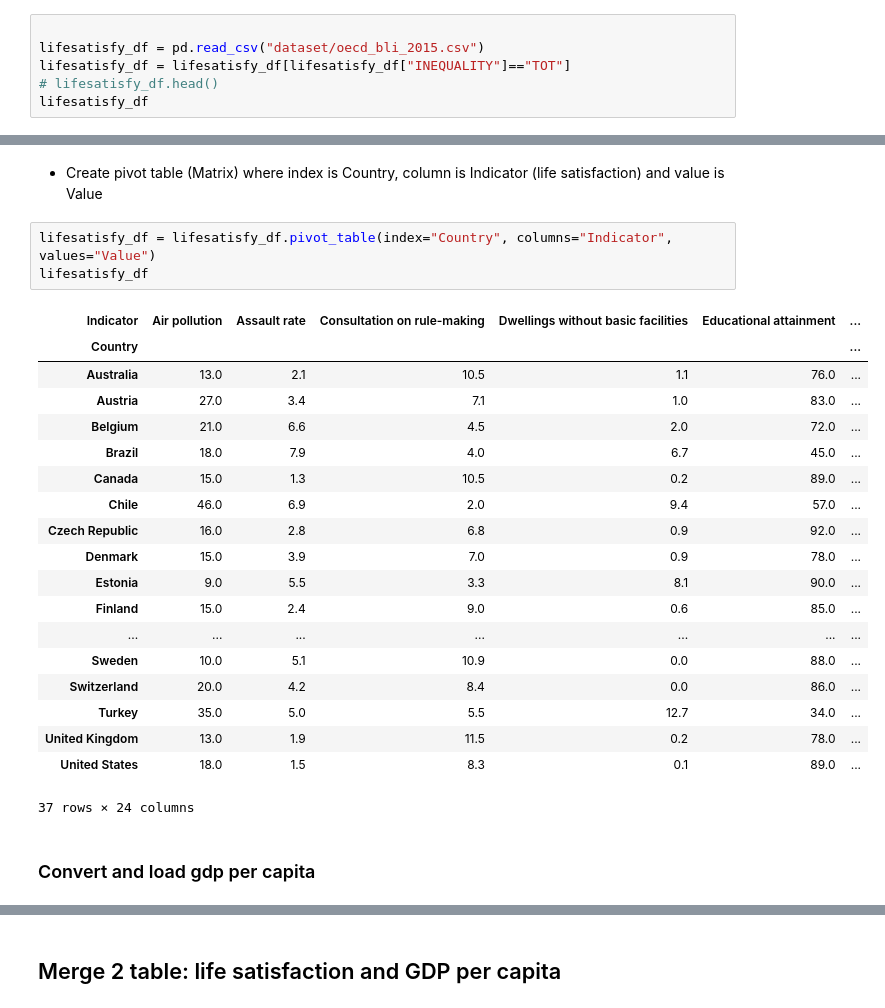
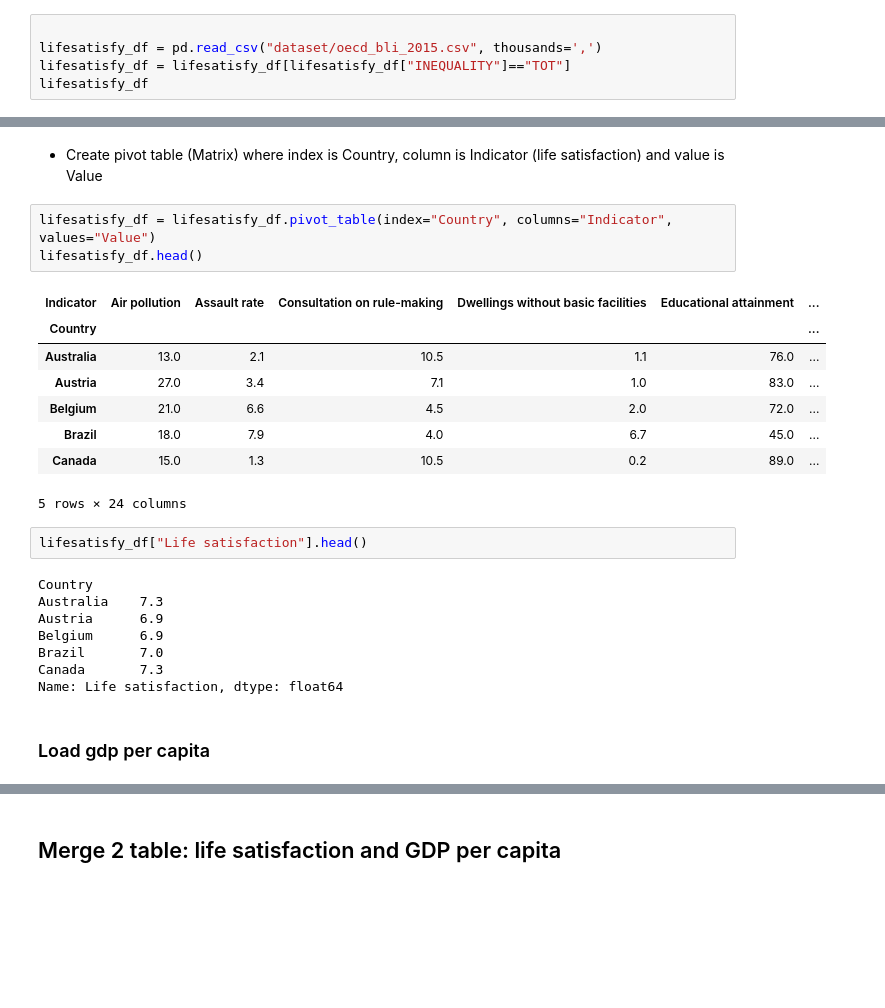
Before and after one commit to justramle/ML-Hand-On, a Jupyter notebook: gdpTraningMocel.ipynb, the cells around one changed output, grey strips where cells are left out. Drawn from its saved outputs; the diff is of its cells as text; blank space fills up the shorter version.

```diff
--- a/gdpTraningMocel.ipynb
+++ b/gdpTraningMocel.ipynb
@@ -11,9 +11,8 @@ import matplotlib.pyplot as plt
 - filter df only INEQUALITY features with value Total
 # %%
 
-lifesatisfy_df = pd.read_csv("dataset/oecd_bli_2015.csv")
+lifesatisfy_df = pd.read_csv("dataset/oecd_bli_2015.csv", thousands=',')
 lifesatisfy_df = lifesatisfy_df[lifesatisfy_df["INEQUALITY"]=="TOT"]
-# lifesatisfy_df.head()
 lifesatisfy_df
 # %% [output]
 |  | LOCATION | Country | INDICATOR | Indicator | MEASURE | Measure | INEQUALITY | Inequality | Unit Code | Unit | ... |
@@ -33,29 +32,28 @@ lifesatisfy_df
 - Create pivot table (Matrix) where index is Country, column is Indicator (life satisfaction) and value is Value
 # %%
 lifesatisfy_df = lifesatisfy_df.pivot_table(index="Country", columns="Indicator", values="Value")
-lifesatisfy_df
+lifesatisfy_df.head()
 # %% [output]
 | Indicator | Air pollution | Assault rate | Consultation on rule-making | Dwellings without basic facilities | Educational attainment | ... |
 | Country |  |  |  |  |  | ... |
 | Australia | 13.0 | 2.1 | 10.5 | 1.1 | 76.0 | ... |
 | Austria | 27.0 | 3.4 | 7.1 | 1.0 | 83.0 | ... |
 | Belgium | 21.0 | 6.6 | 4.5 | 2.0 | 72.0 | ... |
 | Brazil | 18.0 | 7.9 | 4.0 | 6.7 | 45.0 | ... |
 | Canada | 15.0 | 1.3 | 10.5 | 0.2 | 89.0 | ... |
-| Chile | 46.0 | 6.9 | 2.0 | 9.4 | 57.0 | ... |
-| Czech Republic | 16.0 | 2.8 | 6.8 | 0.9 | 92.0 | ... |
-| Denmark | 15.0 | 3.9 | 7.0 | 0.9 | 78.0 | ... |
-| Estonia | 9.0 | 5.5 | 3.3 | 8.1 | 90.0 | ... |
-| Finland | 15.0 | 2.4 | 9.0 | 0.6 | 85.0 | ... |
-| ... | ... | ... | ... | ... | ... | ... |
-| Sweden | 10.0 | 5.1 | 10.9 | 0.0 | 88.0 | ... |
-| Switzerland | 20.0 | 4.2 | 8.4 | 0.0 | 86.0 | ... |
-| Turkey | 35.0 | 5.0 | 5.5 | 12.7 | 34.0 | ... |
-| United Kingdom | 13.0 | 1.9 | 11.5 | 0.2 | 78.0 | ... |
-| United States | 18.0 | 1.5 | 8.3 | 0.1 | 89.0 | ... |
-37 rows × 24 columns
+5 rows × 24 columns
+# %%
+lifesatisfy_df["Life satisfaction"].head()
+# %% [output]
+Country
+Australia    7.3
+Austria      6.9
+Belgium      6.9
+Brazil       7.0
+Canada       7.3
+Name: Life satisfaction, dtype: float64
 # %% [markdown]
-### Convert and load gdp per capita
+### Load gdp per capita
 # %%
 gdp_df = pd.read_csv("dataset/gdp_per_capita.csv",thousands=',',delimiter='\t',
                              encoding='latin1', na_values="n/a")
```
Also changed, not shown: parts of 18 cells of this notebook.
